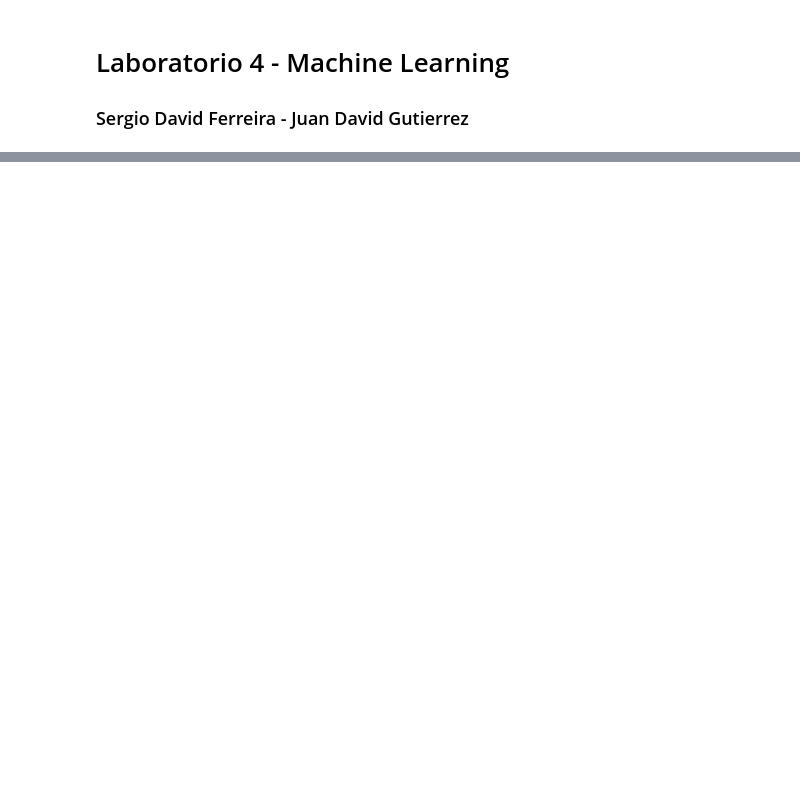
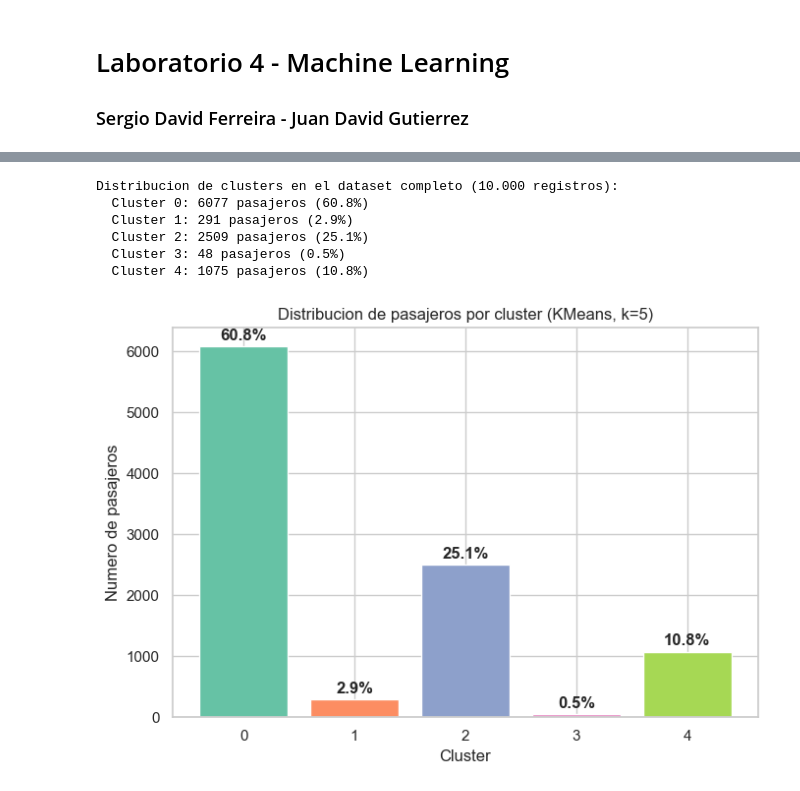
Before and after one commit to serferre2004/Laboratorios_MachineLearning, a Jupyter notebook: Laboratorio4/Laboratorio 4.ipynb, the cells around one changed output, grey strips where cells are left out. Drawn from its saved outputs; the diff is of its cells as text; code cells hidden in the pictures; blank space fills up the shorter version.

```diff
--- a/Laboratorio4/Laboratorio 4.ipynb
+++ b/Laboratorio4/Laboratorio 4.ipynb
@@ -299,0 +685,33 @@ display(
+# %%
+final_estimator = KMeans(n_clusters=5, n_init=20, init="k-means++", random_state=RANDOM_STATE)
+final_pipeline = build_flight_pipeline(final_estimator)
+final_pipeline.fit(flight_data)
+
+final_labels = final_pipeline.predict(flight_data)
+analysis_data = analysis_data.copy()
+analysis_data["cluster"] = final_labels
+
+cluster_counts = analysis_data["cluster"].value_counts().sort_index()
+cluster_pct = (cluster_counts / len(analysis_data) * 100).round(1)
+
+print("Distribucion de clusters en el dataset completo (10.000 registros):")
+for cl, count in cluster_counts.items():
+    print(f"  Cluster {cl}: {count} pasajeros ({cluster_pct[cl]}%)")
+
+fig, ax = plt.subplots(figsize=(7, 5))
+ax.bar(cluster_counts.index.astype(str), cluster_counts.values, color=sns.color_palette("Set2", 5), edgecolor="white")
+for i, (cl, count) in enumerate(cluster_counts.items()):
+    ax.text(i, count + 50, f"{cluster_pct[cl]}%", ha="center", va="bottom", fontweight="bold")
+ax.set_xlabel("Cluster")
+ax.set_ylabel("Numero de pasajeros")
+ax.set_title("Distribucion de pasajeros por cluster (KMeans, k=5)")
+plt.tight_layout()
+plt.show()
+# %% [output]
+Distribucion de clusters en el dataset completo (10.000 registros):
+  Cluster 0: 6077 pasajeros (60.8%)
+  Cluster 1: 291 pasajeros (2.9%)
+  Cluster 2: 2509 pasajeros (25.1%)
+  Cluster 3: 48 pasajeros (0.5%)
+  Cluster 4: 1075 pasajeros (10.8%)
+[figure, added]
```
Also changed, not shown: parts of 44 cells of this notebook.
